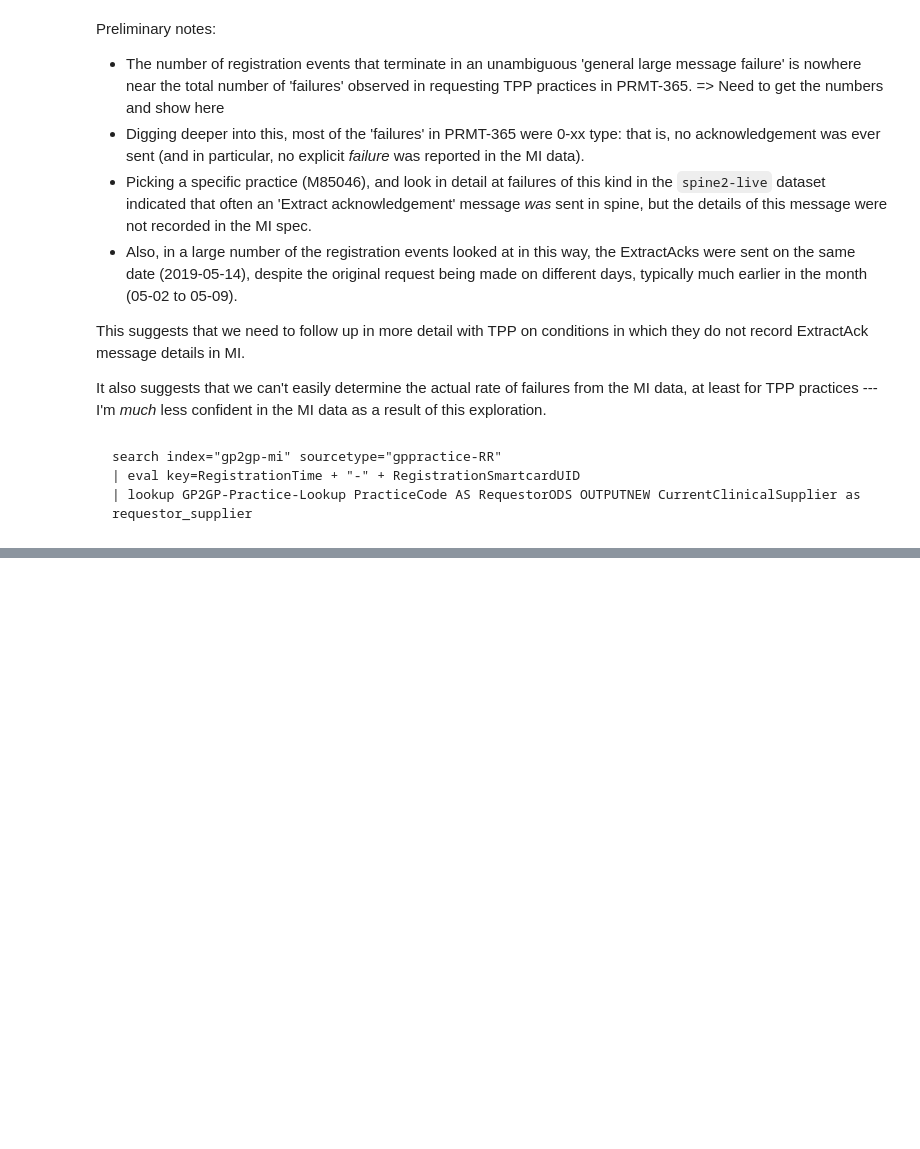
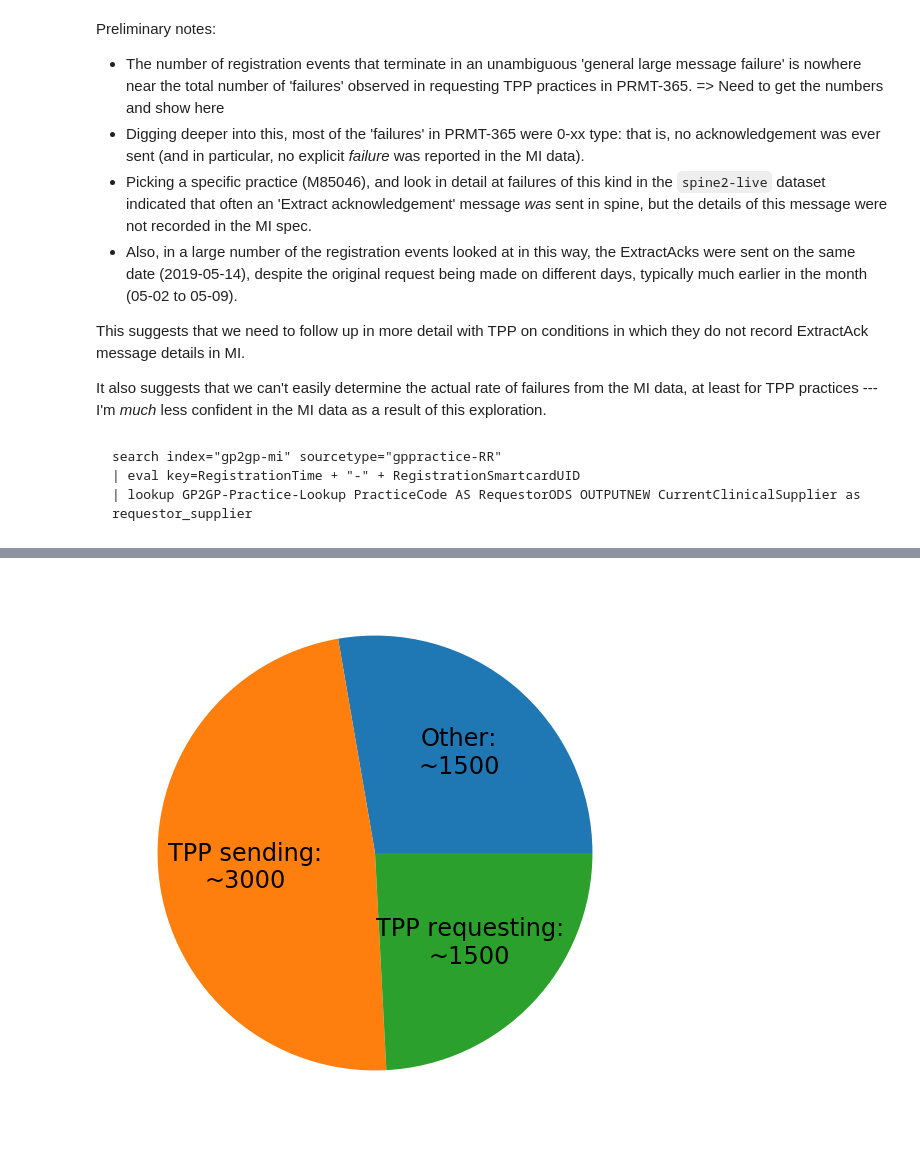
Before and after one commit to nhsconnect/prm-gp2gp-data-sandbox, a Jupyter notebook: notebooks/02-PRMT-372--Failures-at-TPP-practices.ipynb, the cells around one changed output, grey strips where cells are left out. Cells and saved outputs as stored; diff of their text form; code cells hidden in the pictures; blank space fills up the shorter version.

```diff
--- a/notebooks/02-PRMT-372--Failures-at-TPP-practices.ipynb
+++ b/notebooks/02-PRMT-372--Failures-at-TPP-practices.ipynb
@@ -270,0 +433,22 @@ search index="gp2gp-mi" sourcetype="gppractice-RR"
+# %%
+tpp_failure_overview = {
+    "other": 6426 - 3092 - 1553,
+    "tpp_sender_fail_count": 3092,
+    "tpp_requestor_fail_count": 1553
+}
+
+pd.DataFrame(
+    { "count": list(tpp_failure_overview.values()) },
+    index=tpp_failure_overview.keys()
+).plot.pie(
+    y="count",
+    legend=False,
+    figsize=(10,10),
+    labels=[f"Other:\n~1500", "TPP sending:\n~3000", "TPP requesting:\n~1500"],
+    textprops={"fontsize": 24, "horizontalalignment": "center"},
+    labeldistance=0.6
+)
+plt.ylabel("")
+plt.savefig("../temp_outputs/failure_breakdown_piechart.png")
+# %% [output]
+[figure, added]
```
Also changed, not shown: parts of 14 cells of this notebook, 2 other files.
